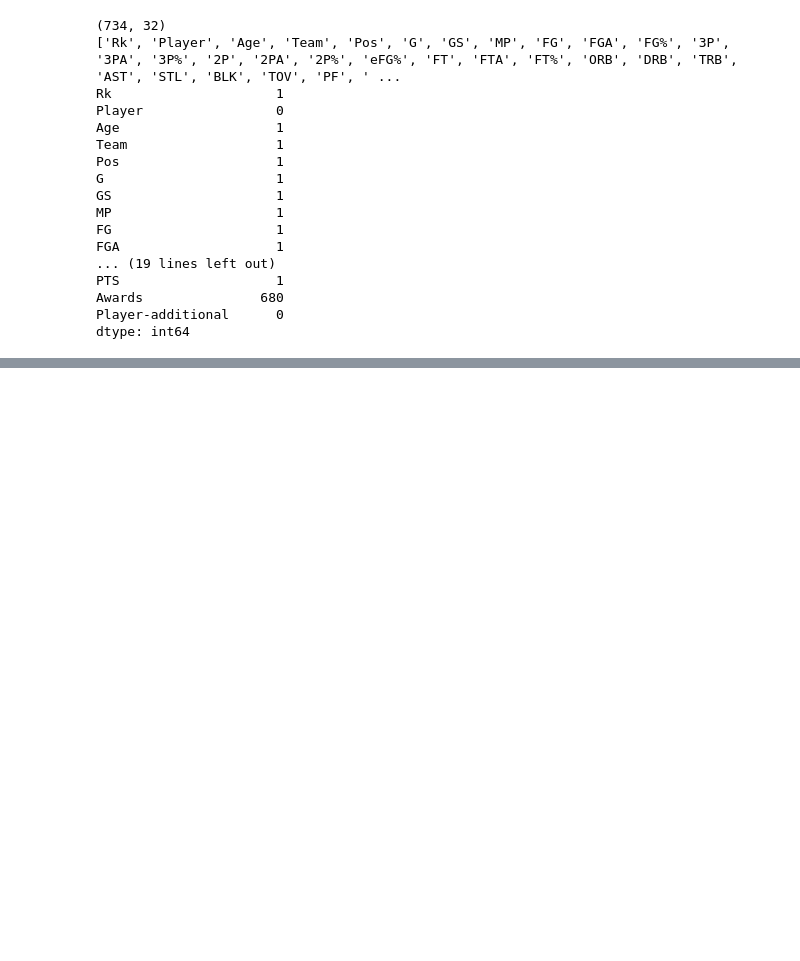
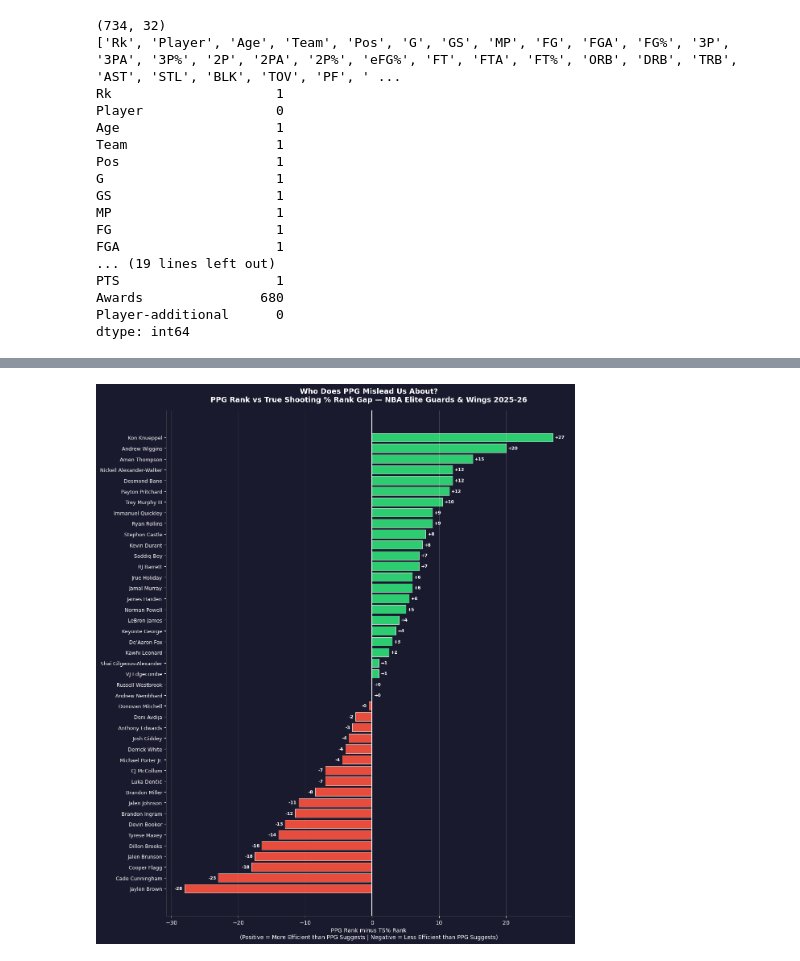
Before and after one commit to ZanderEdmond/nba-volume-efficiency, a Jupyter notebook: notebooks/nba_analysis.ipynb, the cells around one changed output, grey strips where cells are left out. Drawn from its saved outputs; the diff is of its cells as text; code cells hidden in the pictures; blank space fills up the shorter version.

```diff
--- a/notebooks/nba_analysis.ipynb
+++ b/notebooks/nba_analysis.ipynb
@@ -200,0 +155,4 @@ dtype: float64
+# %%
+df_stars['PPG_rank'] = df_stars['PTS'].rank(ascending=False)
+df_stars['TS%_rank'] = df_stars['TS%'].rank(ascending=False)
+df_stars['rank_gap'] = df_stars['PPG_rank'] - df_stars['TS%_rank']
@@ -200,0 +168,50 @@ dtype: float64
+# %%
+# sort by rank gap
+df_plot = df_stars[['Player', 'rank_gap']].sort_values('rank_gap', ascending=True)
+
+# color bars based on positive/negative
+colors = ['#2ecc71' if x >= 0 else '#e74c3c' for x in df_plot['rank_gap']]
+
+fig, ax = plt.subplots(figsize=(12, 14))
+
+bars = ax.barh(df_plot['Player'], df_plot['rank_gap'], color=colors, edgecolor='white', linewidth=0.5)
+
+# add value labels on bars
+for bar, val in zip(bars, df_plot['rank_gap']):
+    ax.text(val + (0.3 if val >= 0 else -0.3),
+            bar.get_y() + bar.get_height()/2,
+            f'{val:+.0f}',
+            va='center',
+            ha='left' if val >= 0 else 'right',
+            fontsize=8,
+            fontweight='bold',
+            color = 'white')
+
+# reference line
+ax.axvline(x=0, color='white', linewidth=1.5)
+
+# styling
+ax.set_facecolor('#1a1a2e')
+fig.patch.set_facecolor('#1a1a2e')
+ax.tick_params(colors='white')
+ax.xaxis.label.set_color('white')
+ax.title.set_color('white')
+ax.spines['top'].set_visible(False)
+ax.spines['right'].set_visible(False)
+ax.spines['left'].set_color('#444')
+ax.spines['bottom'].set_color('#444')
+
+ax.set_xlabel('PPG Rank minus TS% Rank\n(Positive = More Efficient than PPG Suggests | Negative = Less Efficient than PPG Suggests)',
+              fontsize=10, color='white')
+ax.set_title('Who Does PPG Mislead Us About?\nPPG Rank vs True Shooting % Rank Gap — NBA Elite Guards & Wings 2025-26',
+             fontsize=13, fontweight='bold', color='white', pad=15)
+
+ax.tick_params(axis='y', labelsize=9, colors='white')
+ax.tick_params(axis='x', colors='white')
+ax.grid(axis='x', alpha=0.2, color='white')
+
+plt.tight_layout()
+plt.savefig('../visuals/rank_gap_chart.png', dpi=300, bbox_inches='tight', facecolor='#1a1a2e')
+plt.show()
+# %% [output]
+[figure, added]
```
Also changed, not shown: parts of 21 cells of this notebook.
